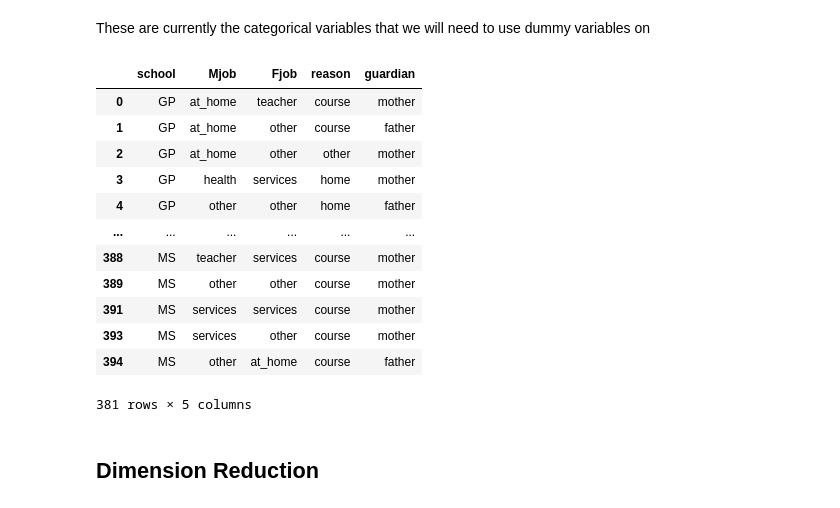
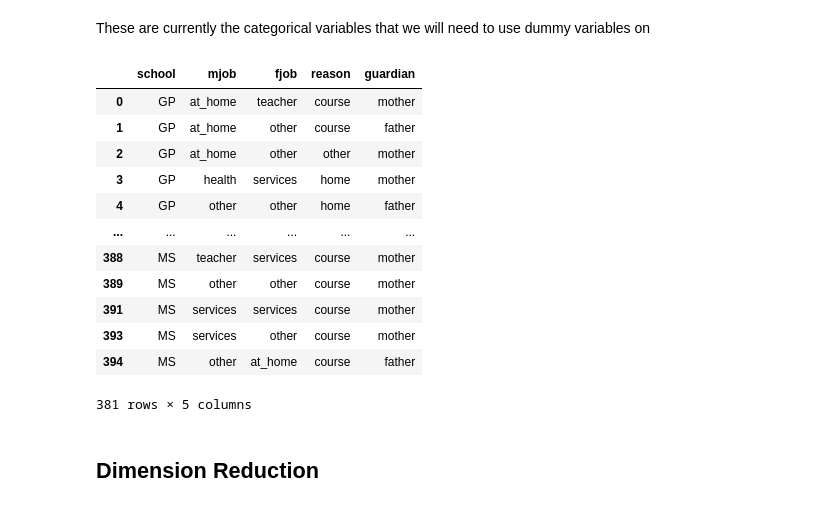
Before and after one commit to nick-kim-96/CS171Project, a Jupyter notebook: W13L2_Sample_Code_Runbook.ipynb, the cells around one changed output. Saved outputs shown, nothing was run; the diff lists cells and outputs as text; code cells hidden in the pictures.

```diff
--- a/W13L2_Sample_Code_Runbook.ipynb
+++ b/W13L2_Sample_Code_Runbook.ipynb
@@ -158,0 +163,4 @@ students.rename(columns={"G3": "final_grade"})
+# %%
+students = students.rename(columns={"G3": "final_grade"})
+students.columns = students.columns.str.strip().str.lower().str.replace(' ', '_').str.replace('/', '_').str.replace(')', '')
+display(students)
@@ -174,13 +212,13 @@ students['schoolsup'] = students.schoolsup.eq('yes').mul(1)
 students['sex'] = students.sex.eq('M').mul(1)
 students['address'] = students.address.eq('U').mul(1)
 students['famsize'] = students.famsize.eq('GT3').mul(1)
-students['Pstatus'] = students.Pstatus.eq('T').mul(1)
+students['pstatus'] = students.pstatus.eq('T').mul(1)
 # %% [markdown]
 These are currently the categorical variables that we will need to use dummy variables on
 # %%
-students[['school','Mjob','Fjob','reason','guardian']]
+students[['school','mjob','fjob','reason','guardian']]
 # %% [output]
-|  | school | Mjob | Fjob | reason | guardian |
+|  | school | mjob | fjob | reason | guardian |
 | 0 | GP | at_home | teacher | course | mother |
 | 1 | GP | at_home | other | course | father |
 | 2 | GP | at_home | other | other | mother |
```
Also changed, not shown: parts of 14 cells of this notebook.
